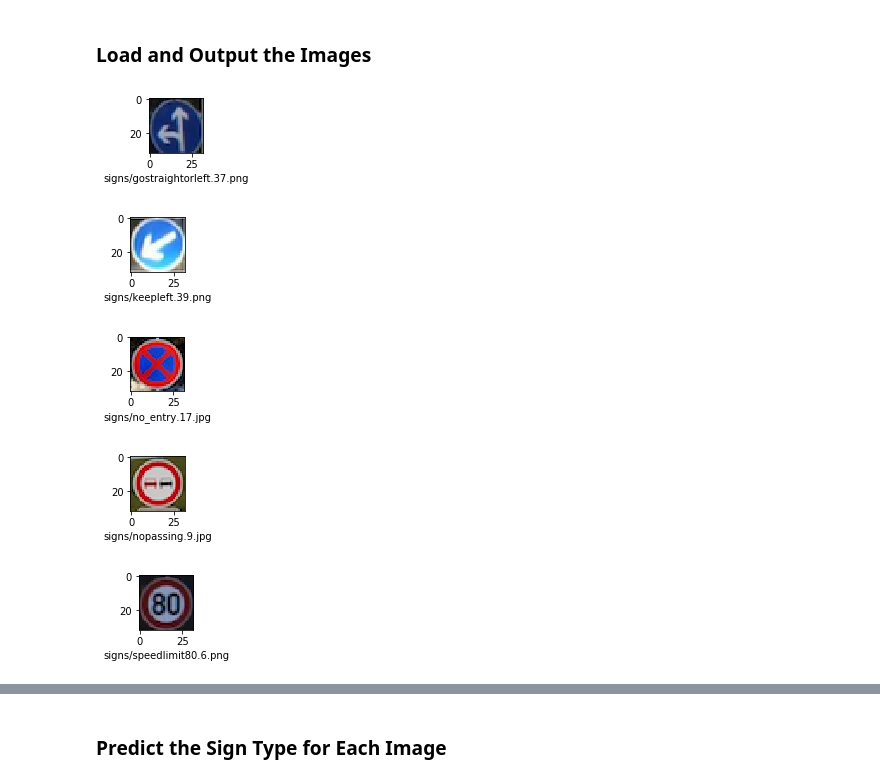
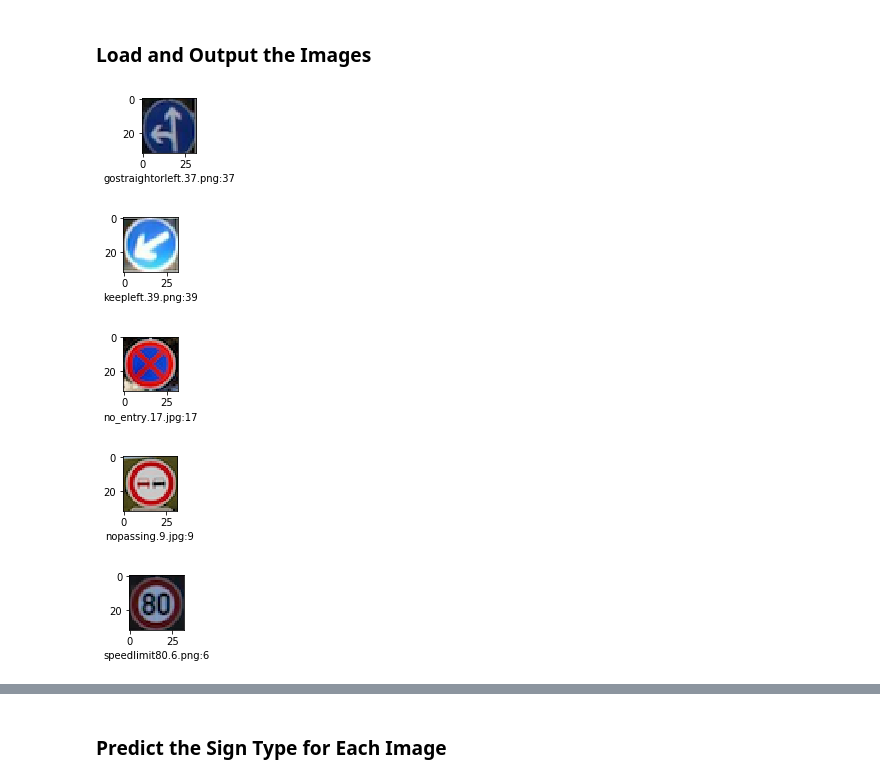
Before and after one commit to asunar/CarND-Traffic-Sign-Classifier-Project, a Jupyter notebook: Traffic_Sign_Classifier.ipynb, the cells around one changed output, grey strips where cells are left out. Saved outputs shown, nothing was run; the diff lists cells and outputs as text; code cells hidden in the pictures.

Commit message:
Initial work to create to test set from downloaded images

```diff
--- a/Traffic_Sign_Classifier.ipynb
+++ b/Traffic_Sign_Classifier.ipynb
@@ -357,26 +357,28 @@ You may find `signnames.csv` useful as it contains mappings from the class id (i
 # %%
 ### Load the images and plot them here.
 ### Feel free to use as many code cells as needed.
 
 import os
 import matplotlib.pyplot as plt
 import matplotlib.image as mpimg
 
 images_path = "signs/"
 !rm -rf signs/.DS_Store
 test_images = os.listdir(images_path)
 
-def display_image(filename):
-    sign = mpimg.imread(filename)
+def display_image(path_filename):
+    sign = mpimg.imread(path_filename)
     plt.figure(figsize=(1,1))
-    plt.xlabel(filename)
+    filename = os.path.basename(path_filename)
+    class_id = filename.split(".")[1]
+    plt.xlabel(filename + ":" + class_id)
     plt.imshow(sign)
 
 [display_image(images_path + test_img) for test_img in test_images]
 print()
 # %% [output]
-[figure, old version]
+[figure, new version]
-[figure, old version]
+[figure, new version]
-[figure, old version]
+[figure, new version]
-[figure, old version]
+[figure, new version]
-[figure, old version]
+[figure, new version]
```
Also changed, not shown: parts of 1 cell of this notebook.
